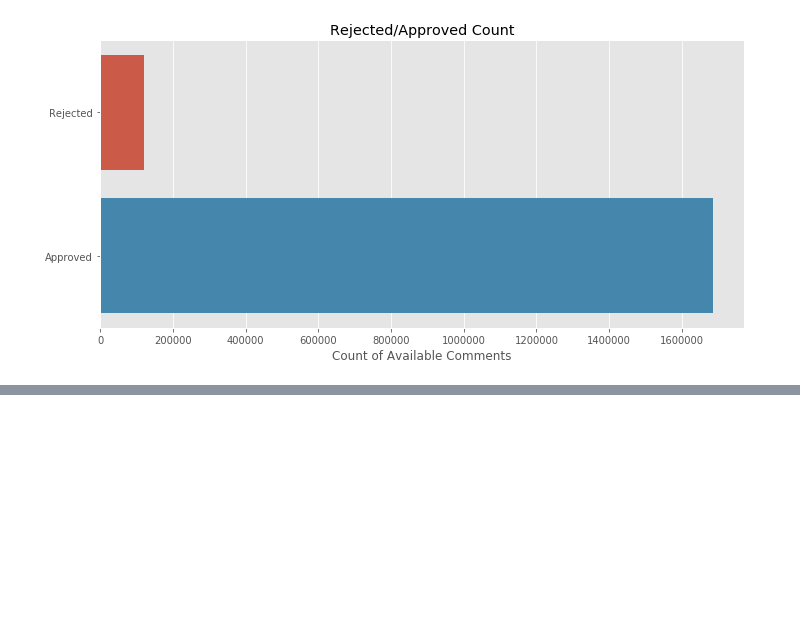
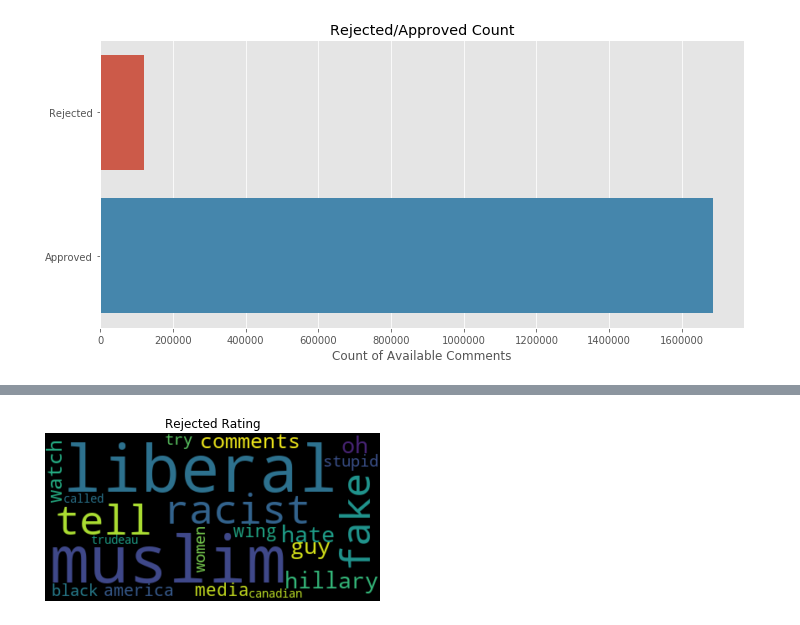
Before and after one commit to hberginc/Capstone2_temp_name, a Jupyter notebook: notebooks/EDA.ipynb, the cells around one changed output, grey strips where cells are left out. Cells and saved outputs as stored; diff of their text form; code cells hidden in the pictures; blank space fills up the shorter version.

```diff
--- a/notebooks/EDA.ipynb
+++ b/notebooks/EDA.ipynb
@@ -365,0 +170,5 @@ Name: rating, dtype: int64
+# %%
+plot_word_cloud(' '.join(rejected_unique), title = 'Rejected Rating')
+#                 save_fig=True, f_name = 'images/Rejected_wp.png')
+# %% [output]
+[figure, added]
```
Also changed, not shown: parts of 87 cells of this notebook, 8 other files.
